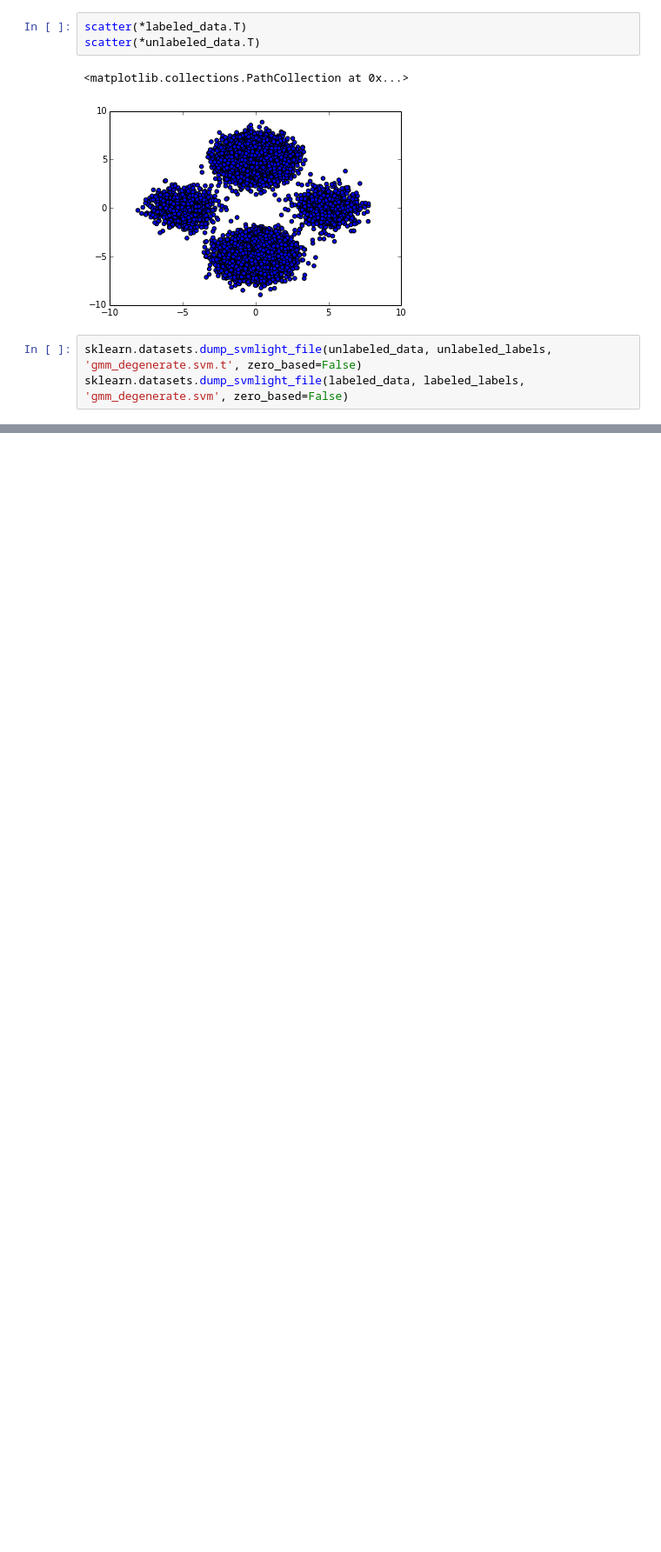
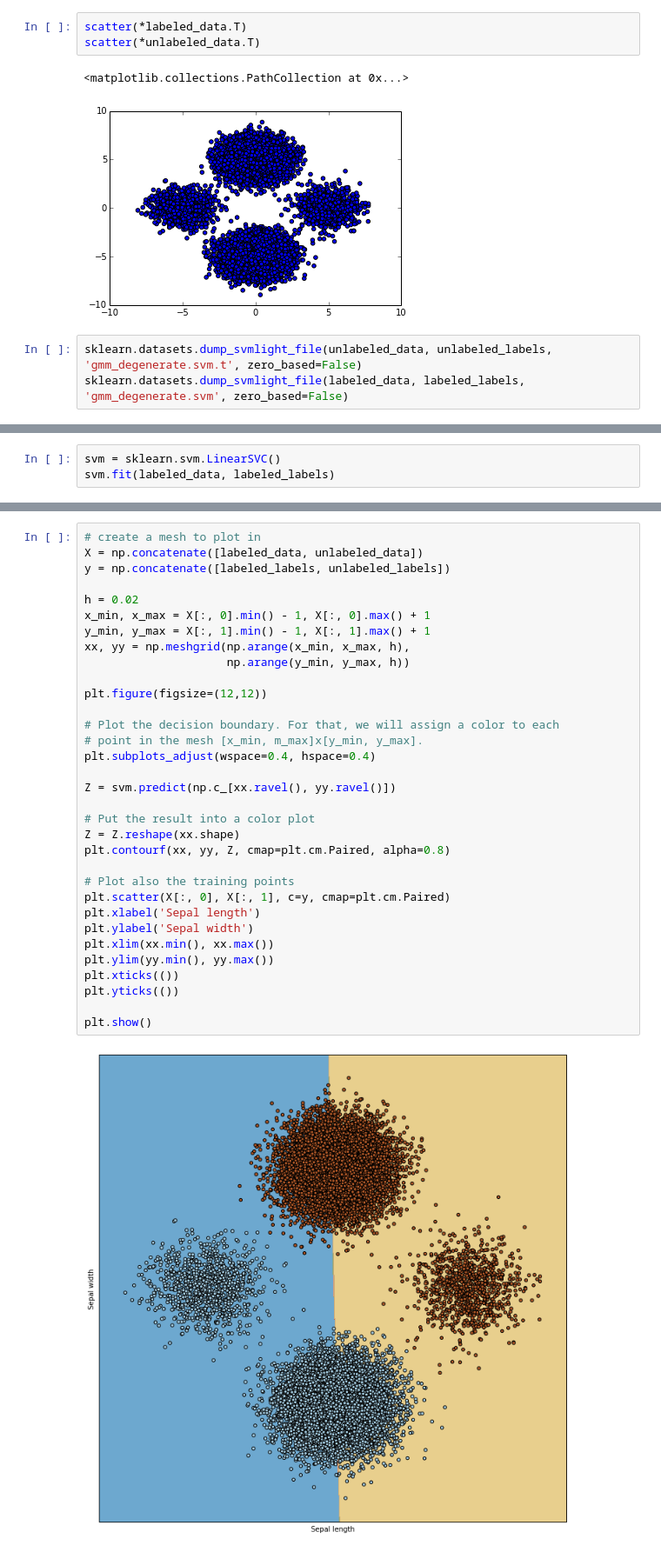
Before and after one commit to CalculatedContent/tsvm, a Jupyter notebook: TSVM Experiments - GMM.ipynb, the cells around one changed output, grey strips where cells are left out. Shown: that part at 87% size. Drawn from its saved outputs; the diff is of its cells as text; blank space fills up the shorter version.

Commit message:
View decision boundary

```diff
--- a/TSVM Experiments - GMM.ipynb
+++ b/TSVM Experiments - GMM.ipynb
@@ -74,0 +54,3 @@ sklearn.datasets.dump_svmlight_file(labeled_data, labeled_labels, 'gmm_degenerat
+# %%
+svm = sklearn.svm.LinearSVC()
+svm.fit(labeled_data, labeled_labels)
@@ -74,0 +61,35 @@ sklearn.datasets.dump_svmlight_file(labeled_data, labeled_labels, 'gmm_degenerat
+# %%
+# create a mesh to plot in
+X = np.concatenate([labeled_data, unlabeled_data])
+y = np.concatenate([labeled_labels, unlabeled_labels])
+
+h = 0.02
+x_min, x_max = X[:, 0].min() - 1, X[:, 0].max() + 1
+y_min, y_max = X[:, 1].min() - 1, X[:, 1].max() + 1
+xx, yy = np.meshgrid(np.arange(x_min, x_max, h),
+                     np.arange(y_min, y_max, h))
+
+plt.figure(figsize=(12,12))
+
+# Plot the decision boundary. For that, we will assign a color to each
+# point in the mesh [x_min, m_max]x[y_min, y_max].
+plt.subplots_adjust(wspace=0.4, hspace=0.4)
+
+Z = svm.predict(np.c_[xx.ravel(), yy.ravel()])
+
+# Put the result into a color plot
+Z = Z.reshape(xx.shape)
+plt.contourf(xx, yy, Z, cmap=plt.cm.Paired, alpha=0.8)
+
+# Plot also the training points
+plt.scatter(X[:, 0], X[:, 1], c=y, cmap=plt.cm.Paired)
+plt.xlabel('Sepal length')
+plt.ylabel('Sepal width')
+plt.xlim(xx.min(), xx.max())
+plt.ylim(yy.min(), yy.max())
+plt.xticks(())
+plt.yticks(())
+
+plt.show()
+# %% [output]
+[figure, added]
```
Also changed, not shown: parts of 5 cells of this notebook.
